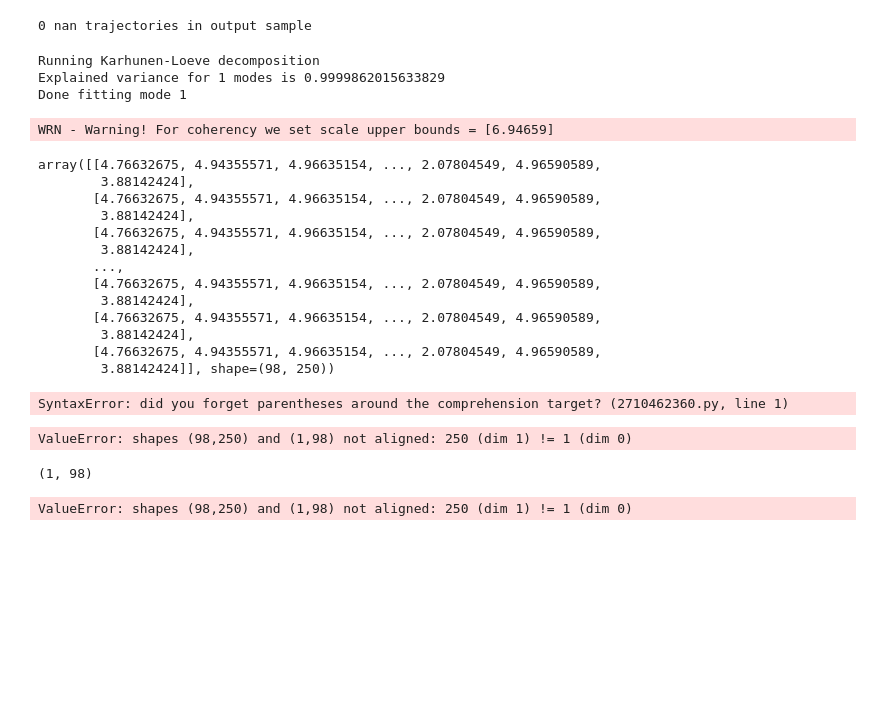
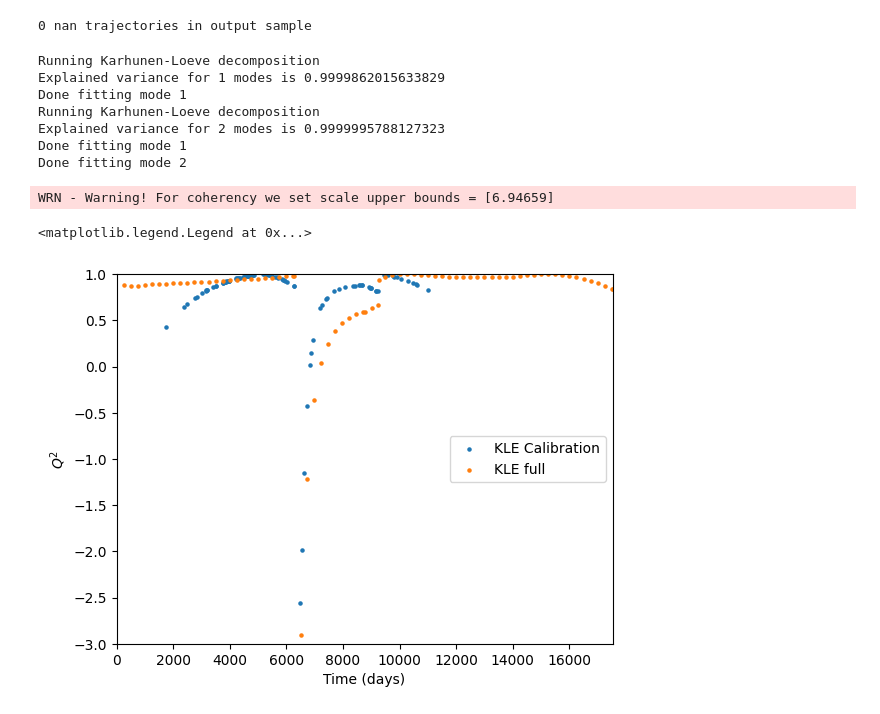
Before and after one commit to EdgarJaber/bayes-calibration-for-prognostics, a Jupyter notebook: metamodels_build.ipynb, the cells around one changed output. Saved outputs shown, nothing was run; the diff lists cells and outputs as text; code cells hidden in the pictures; blank space fills up the shorter version.

```diff
--- a/metamodels_build.ipynb
+++ b/metamodels_build.ipynb
@@ -213,8 +214,12 @@ data, time_indices = preprocess_field_data(csv_file=csv_file,
                                            operation_time=SIMULATION_TIME,
                                            cleaning_dates=cleaning_dates,
                                            with_time_division=False)
+
+input_dimension = 1
+TREND = 'Quad'
+COV = 'M-5/2'
 # %%
-X, y, scaler = prepro_data_kl(lhs_hl, lhs_cl, n_max, n_samp, dimension, scale=True)
+X, y, scaler = prepro_data_kl(lhs_hl, lhs_cl, n_max, n_samp, 2, scale=True)
 # %% [output]
 0 nan trajectories in output sample
 # %%
@@ -223,12 +228,17 @@ y_interpolated = np.asarray([np.interp(data[:,0]*24, SIMULATION_TIME*24, y[i,:])
 X_train, X_test, y_train_int, y_test_int = train_test_split(X, y_interpolated, train_size=0.75, random_state=42)
 X_train, X_test, y_train, y_test = train_test_split(X, y, train_size=0.75, random_state=42)
 # %%
-KL_calibration = KarhunenLoeveMetamodel(trend=TREND, kernel=COV, simulation_time=data[:,0]*24)
-KL_full = KarhunenLoeveMetamodel(trend=TREND, kernel=COV, simulation_time=SIMULATION_TIME*24)
+KL_calibration = KarhunenLoeveMetamodel(trend=TREND, kernel=COV, input_dimension=input_dimension, simulation_time=data[:,0]*24)
+KL_full = KarhunenLoeveMetamodel(trend=TREND, kernel=COV, input_dimension=input_dimension, simulation_time=SIMULATION_TIME*24)
 # %%
 KL_calibration.fit(X_train, y_train_int)
+KL_full.fit(X_train, y_train)
 # %% [output]
 Running Karhunen-Loeve decomposition
 Explained variance for 1 modes is 0.9999862015633829
 Done fitting mode 1
+Running Karhunen-Loeve decomposition
+Explained variance for 2 modes is 0.9999995788127323
+Done fitting mode 1
+Done fitting mode 2
 WRN - Warning! For coherency we set scale upper bounds = [6.94659]
@@ -237,33 +245,11 @@ gp_pred = np.asarray([KL_calibration.all_gps[i].predict(X_test) for i in range(K
-# %%
-(gp_pred[0,:].ravel()*np.ones((KL_calibration.kl_result.time_discretization, 1)))
-# %% [output]
-array([[4.76632675, 4.94355571, 4.96635154, ..., 2.07804549, 4.96590589,
-        3.88142424],
-       [4.76632675, 4.94355571, 4.96635154, ..., 2.07804549, 4.96590589,
-        3.88142424],
-       [4.76632675, 4.94355571, 4.96635154, ..., 2.07804549, 4.96590589,
-        3.88142424],
-       ...,
-       [4.76632675, 4.94355571, 4.96635154, ..., 2.07804549, 4.96590589,
-        3.88142424],
-       [4.76632675, 4.94355571, 4.96635154, ..., 2.07804549, 4.96590589,
-        3.88142424],
-       [4.76632675, 4.94355571, 4.96635154, ..., 2.07804549, 4.96590589,
-        3.88142424]], shape=(98, 250))
-# %%
-np.dot([((gp_pred[i,:].ravel()*np.ones((KL_calibration.kl_result.time_discretization, 1))).T), KL_calibration.kl_result.modes[:KL_calibration.kl_result.nb_modes, :][0,:] for i in range(X_test.shape[0])])
-# %% [output]
-SyntaxError: did you forget parentheses around the comprehension target? (2710462360.py, line 1)
-# %%
-np.asarray([np.dot(gp_pred[i,:].ravel()*np.ones((KL_calibration.kl_result.time_discretization, 1)),
-                                         KL_calibration.modes[:KL_calibration.kl_result.nb_modes, :])[0,:] for i in range(X_test.shape[0])])
-# %% [output]
-ValueError: shapes (98,250) and (1,98) not aligned: 250 (dim 1) != 1 (dim 0)
-# %%
-KL_calibration.kl_result.modes.shape
-# %% [output]
-(1, 98)
-# %%
-KL_calibration.predict(X_test)
-# %% [output]
-ValueError: shapes (98,250) and (1,98) not aligned: 250 (dim 1) != 1 (dim 0)
+# %%
+plt.scatter(data[:,0], KL_calibration.r2_score(X_test, y_test_int, data[:, 0]), s=5, label='KLE Calibration')
+plt.scatter(SIMULATION_TIME, KL_full.r2_score(X_test, y_test, SIMULATION_TIME), s=5, label='KLE full')
+plt.xlabel('Time (days)')
+plt.ylabel(r'$Q^2$')
+plt.xlim(0, max(SIMULATION_TIME))
+plt.ylim(-3, 1)
+plt.legend(loc='right')
+# %% [output]
+<matplotlib.legend.Legend at 0x...>
+[figure, added]
```
Also changed, not shown: parts of 16 cells of this notebook, 13 other files.
